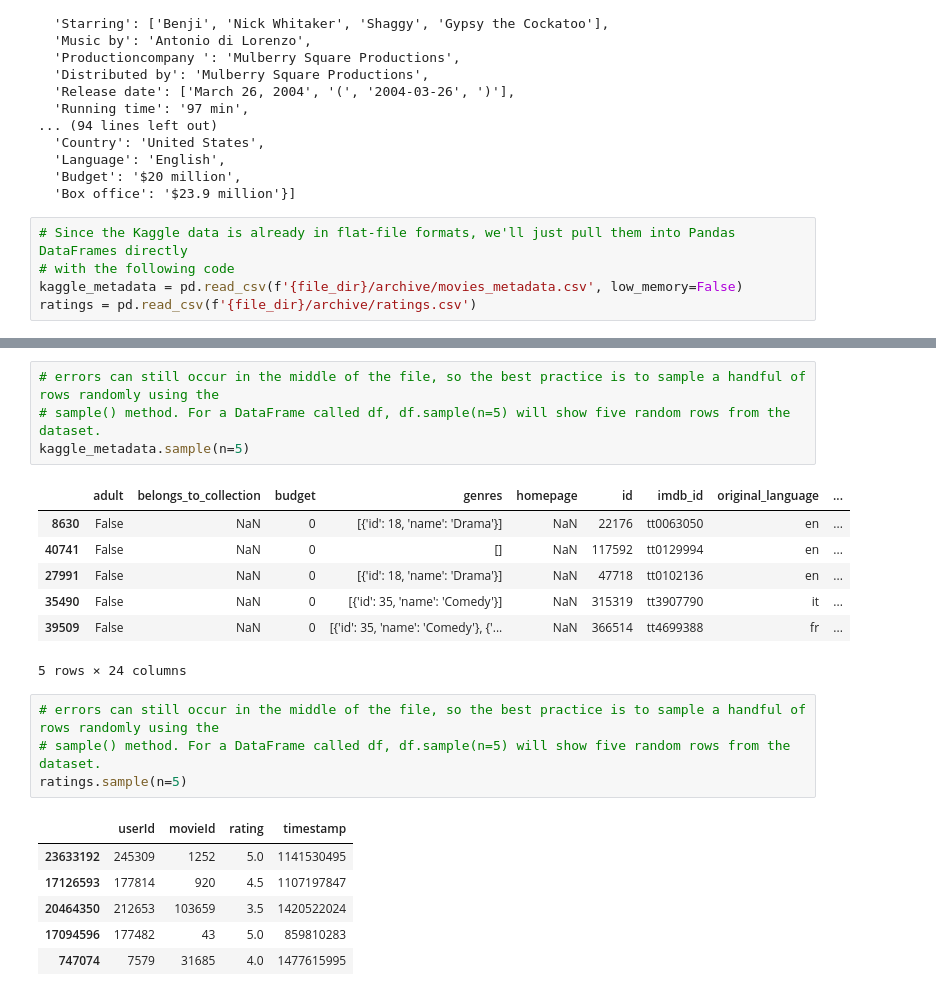
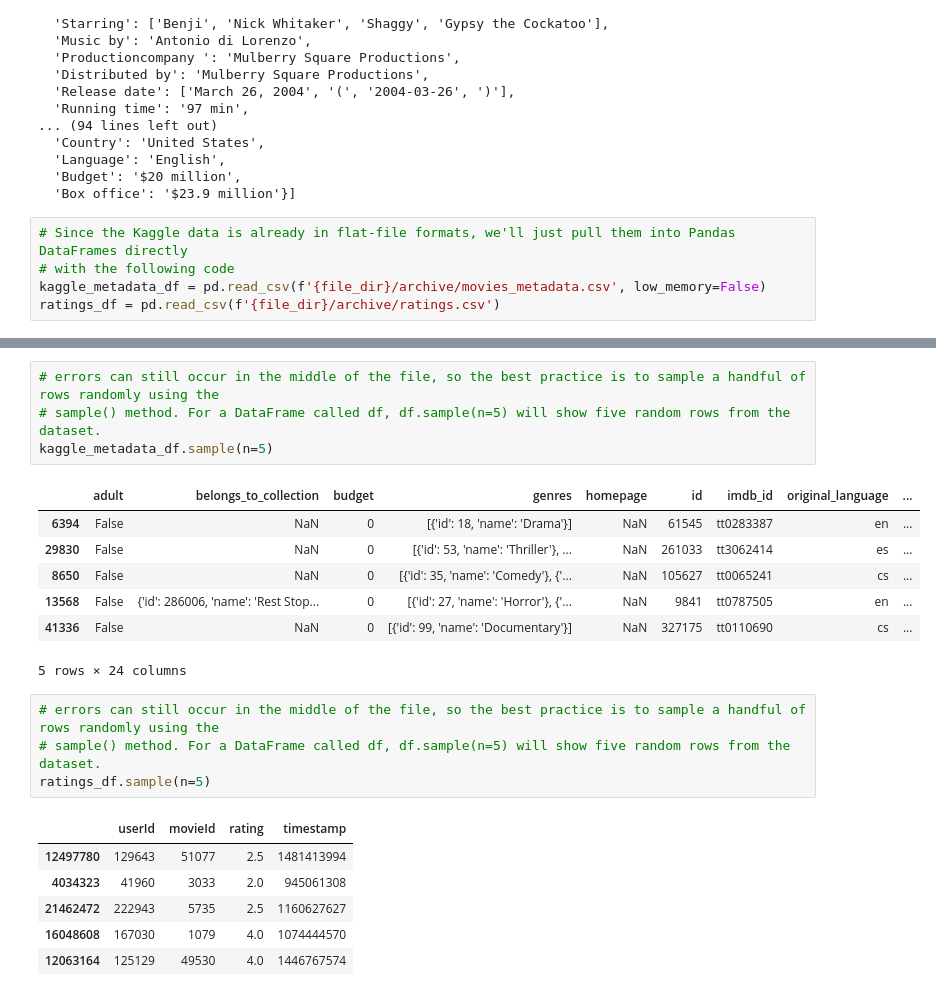
Before and after one commit to Robertfnicholson/Movies_ETL, a Jupyter notebook: movies2.ipynb, the cells around one changed output, grey strips where cells are left out. Saved outputs shown, nothing was run; the diff lists cells and outputs as text.

```diff
--- a/movies2.ipynb
+++ b/movies2.ipynb
@@ -81,7 +81,7 @@ wiki_movies_raw[3600:3605]
 # %%
 # Since the Kaggle data is already in flat-file formats, we'll just pull them into Pandas DataFrames directly
 # with the following code
-kaggle_metadata = pd.read_csv(f'{file_dir}/archive/movies_metadata.csv', low_memory=False)
-ratings = pd.read_csv(f'{file_dir}/archive/ratings.csv')
+kaggle_metadata_df = pd.read_csv(f'{file_dir}/archive/movies_metadata.csv', low_memory=False)
+ratings_df = pd.read_csv(f'{file_dir}/archive/ratings.csv')
 # %%
 # View the dataframe using the head method for any correctins or issues
@@ -107,23 +107,23 @@ ratings.head(5)
 # %%
 # errors can still occur in the middle of the file, so the best practice is to sample a handful of rows randomly using the
 # sample() method. For a DataFrame called df, df.sample(n=5) will show five random rows from the dataset.
-kaggle_metadata.sample(n=5)
+kaggle_metadata_df.sample(n=5)
 # %% [output]
 |  | adult | belongs_to_collection | budget | genres | homepage | id | imdb_id | original_language | ... |
-| 8630 | False | NaN | 0 | [{'id': 18, 'name': 'Drama'}] | NaN | 22176 | tt0063050 | en | ... |
-| 40741 | False | NaN | 0 | [] | NaN | 117592 | tt0129994 | en | ... |
-| 27991 | False | NaN | 0 | [{'id': 18, 'name': 'Drama'}] | NaN | 47718 | tt0102136 | en | ... |
-| 35490 | False | NaN | 0 | [{'id': 35, 'name': 'Comedy'}] | NaN | 315319 | tt3907790 | it | ... |
-| 39509 | False | NaN | 0 | [{'id': 35, 'name': 'Comedy'}, {'... | NaN | 366514 | tt4699388 | fr | ... |
+| 6394 | False | NaN | 0 | [{'id': 18, 'name': 'Drama'}] | NaN | 61545 | tt0283387 | en | ... |
+| 29830 | False | NaN | 0 | [{'id': 53, 'name': 'Thriller'}, ... | NaN | 261033 | tt3062414 | es | ... |
+| 8650 | False | NaN | 0 | [{'id': 35, 'name': 'Comedy'}, {'... | NaN | 105627 | tt0065241 | cs | ... |
+| 13568 | False | {'id': 286006, 'name': 'Rest Stop... | 0 | [{'id': 27, 'name': 'Horror'}, {'... | NaN | 9841 | tt0787505 | en | ... |
+| 41336 | False | NaN | 0 | [{'id': 99, 'name': 'Documentary'}] | NaN | 327175 | tt0110690 | cs | ... |
 5 rows × 24 columns
 # %%
 # errors can still occur in the middle of the file, so the best practice is to sample a handful of rows randomly using the
 # sample() method. For a DataFrame called df, df.sample(n=5) will show five random rows from the dataset.
-ratings.sample(n=5)
+ratings_df.sample(n=5)
 # %% [output]
 |  | userId | movieId | rating | timestamp |
-| 23633192 | 245309 | 1252 | 5.0 | 1141530495 |
-| 17126593 | 177814 | 920 | 4.5 | 1107197847 |
-| 20464350 | 212653 | 103659 | 3.5 | 1420522024 |
-| 17094596 | 177482 | 43 | 5.0 | 859810283 |
-| 747074 | 7579 | 31685 | 4.0 | 1477615995 |
+| 12497780 | 129643 | 51077 | 2.5 | 1481413994 |
+| 4034323 | 41960 | 3033 | 2.0 | 945061308 |
+| 21462472 | 222943 | 5735 | 2.5 | 1160627627 |
+| 16048608 | 167030 | 1079 | 4.0 | 1074444570 |
+| 12063164 | 125129 | 49530 | 4.0 | 1446767574 |
```
Also changed, not shown: parts of 23 cells of this notebook, 9 other files.
